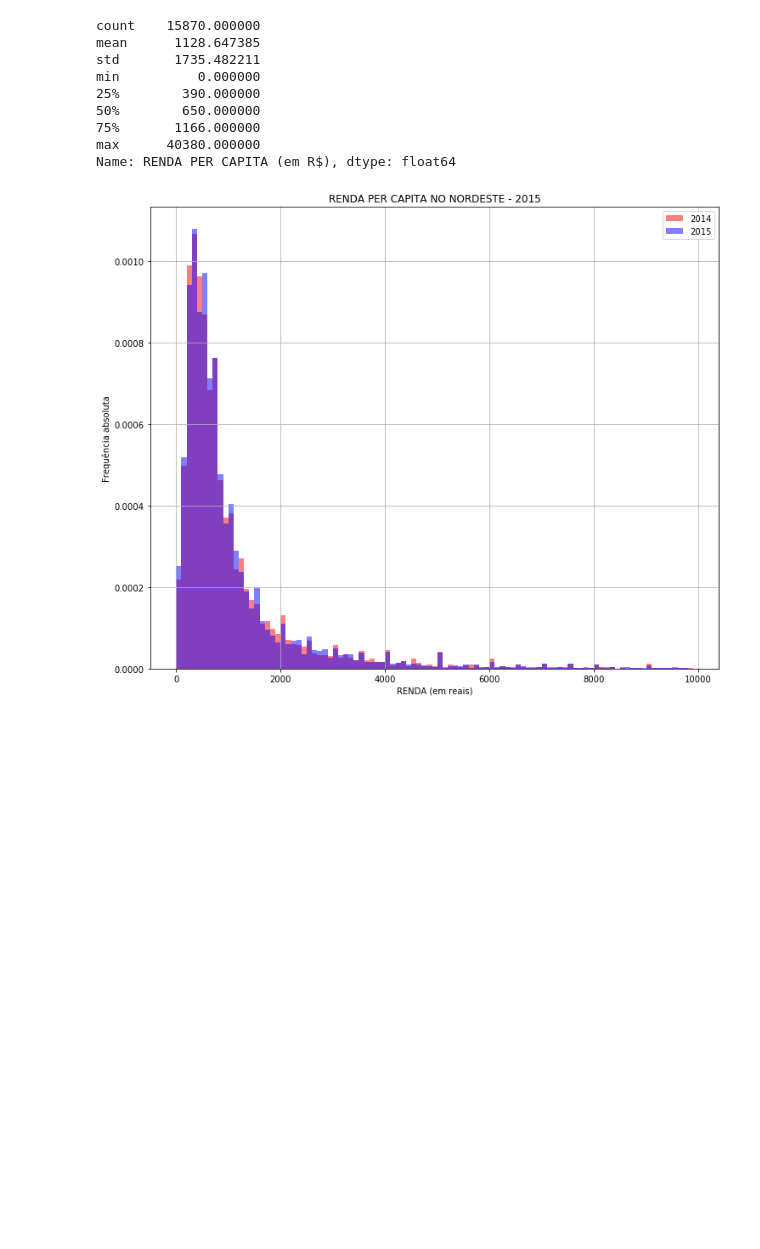
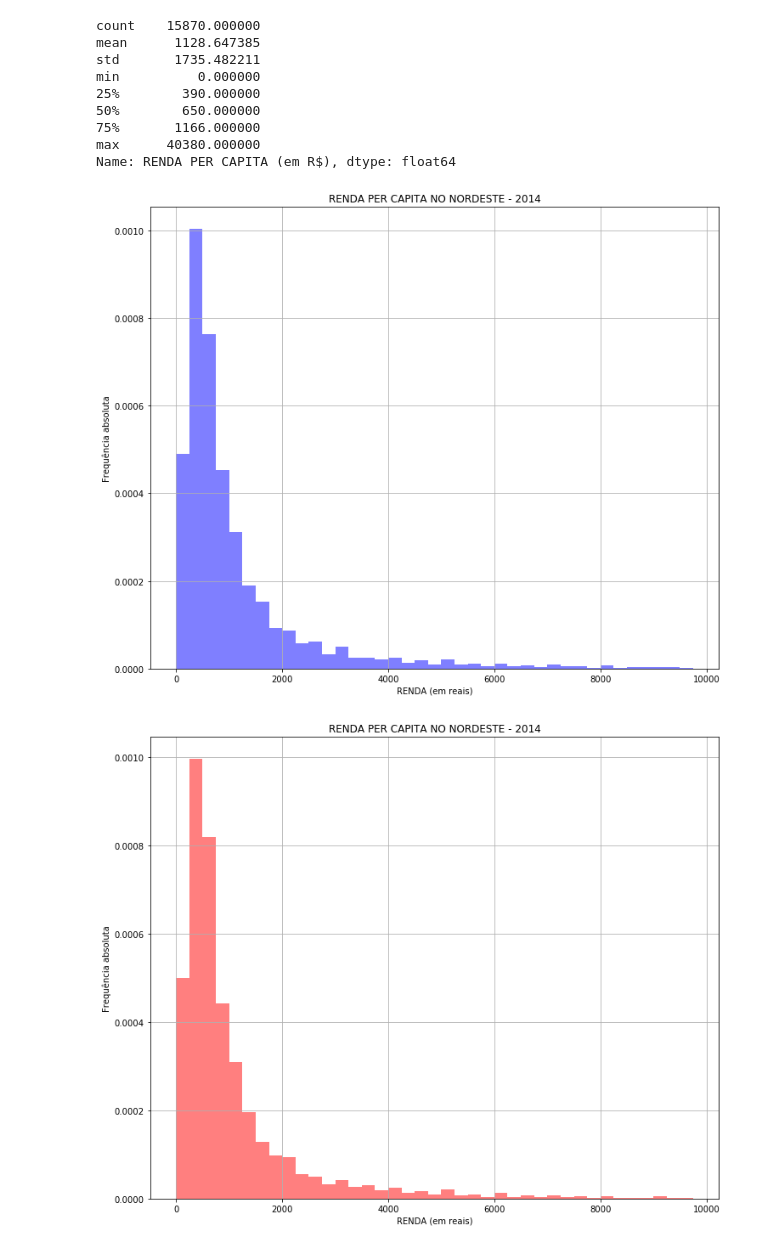
Before and after one commit to hugogr99/CIENCIA-DOS-DADOS, a Jupyter notebook: Projeto 1.ipynb, the cells around one changed output. Saved outputs shown, nothing was run; the diff lists cells and outputs as text; code cells hidden in the pictures; blank space fills up the shorter version.

```diff
--- a/Projeto 1.ipynb
+++ b/Projeto 1.ipynb
@@ -45,6 +57,31 @@ dados.COMP2015 = dados.V02323.astype('category')
 dados.CEL2015 = dados.V02324.astype('category')
 dados.REG2015 = dados.V4105.astype('category')
 dados.TAB2015 = dados.V02325.astype('category')
+# %%
+dados.UF2013.cat.categories = (['Rondônia','Acre','Amazonas','Roraima','Pará','Amapá','Tocantins','Maranhão','Piauí','Ceará','Rio Grande do Norte','Paraíba','Pernambuco','Alagoas','Sergipe','Bahia','Minas Gerais','Espírito Santo','Rio de Janeiro','São Paulo','Paraná','Santa Catarina','Rio Grande do Sul','Mato Grosso do Sul','Mato Grosso','Goiás','Distrito Federal'])
+dados.ACESSO2013.cat.categories = (['Possui acesso','Não possui acesso'])
+dados.COMP2013.cat.categories = (['Sim','Não'])
+dados.CEL2013.cat.categories = (['Sim','Não'])
+dados.REG2013.cat.categories = (['URBANA - Cidade ou vila, área urbanizada', 'URBANA - Cidade ou vila, área não urbanizada','URBANA - área urbana isolada','RURAL - Aglomerado rural de extensão urbana','RURAL - Aglomerado rural, isolado, povoado','RURAL - Aglomerado rural, isolado, núcleo','RURAL - Aglomerado rural, isolado, outros aglomerados','RURAL - Zona rural exclusive aglomerado rural'])
+dados.TAB2013.cat.categories = (['Sim','Não'])
+
+d1 = pd.concat([dados.UF2013, dados.REG2013, dados.SALARIO2013, dados.ACESSO2013], axis = 1)
+d1.columns = ['ESTADO','ZONA','RENDA PER CAPITA (em R$)','ACESSO À INTERNET EM CASA']
+nordeste2013a = d1[(d1['ESTADO'] == 'Maranhão') | (d1['ESTADO'] == 'Piauí')| (d1['ESTADO'] == 'Ceará')| (d1['ESTADO'] == 'Rio Grande do Norte')| (d1['ESTADO'] == 'Paraíba')| (d1['ESTADO'] == 'Pernambuco')| (d1['ESTADO'] == 'Alagoas')| (d1['ESTADO'] == 'Sergipe')| (d1['ESTADO'] == 'Bahia')]
+nordeste2013a = nordeste2013a.dropna()
+
+nordeste2013a.loc[(dados.REG2013 =='URBANA - Cidade ou vila, área urbanizada') |(dados.REG2013 == 'URBANA - Cidade ou vila, área não urbanizada')|(dados.REG2013 =='URBANA - área urbana isolada'), 'ZONA2'] = 'Urbana'
+nordeste2013a.loc[(dados.REG2013 =='RURAL - Aglomerado rural de extensão urbana')|(dados.REG2013 == 'RURAL - Aglomerado rural, isolado, povoado')|(dados.REG2013 =='RURAL - Aglomerado rural, isolado, núcleo') | (dados.REG2013 == 'RURAL - Aglomerado rural, isolado, outros aglomerados')|(dados.REG2013 == 'RURAL - Zona rural exclusive aglomerado rural'), 'ZONA2']= 'Rural'
+# %%
+d12 = pd.concat([dados.UF2013, dados.REG2013, dados.SALARIO2013, dados.ACESSO2013, dados.COMP2013, dados.CEL2013, dados.TAB2013], axis = 1)
+d12.columns = ['ESTADO','ZONA','RENDA PER CAPITA (em R$)','ACESSO À INTERNET EM CASA','ACESSO À INTERNET POR MICROCOMPUTADOR', 'ACESSO À INTERNET POR CELULAR', 'ACESSO À INTERNET POR TABLET' ]
+nordeste2013b = d12[(d12['ESTADO'] == 'Maranhão') | (d12['ESTADO'] == 'Piauí')| (d12['ESTADO'] == 'Ceará')| (d12['ESTADO'] == 'Rio Grande do Norte')| (d12['ESTADO'] == 'Paraíba')| (d12['ESTADO'] == 'Pernambuco')| (d12['ESTADO'] == 'Alagoas')| (d12['ESTADO'] == 'Sergipe')| (d12['ESTADO'] == 'Bahia')]
+nordeste2013b = nordeste2013b[(nordeste2013b['RENDA PER CAPITA (em R$)']<9999999999)]
+
+nordeste2013b.loc[(dados.REG2013 =='URBANA - Cidade ou vila, área urbanizada') |(dados.REG2013 == 'URBANA - Cidade ou vila, área não urbanizada')|(dados.REG2013 =='URBANA - área urbana isolada'), 'ZONA2'] = 'Urbana'
+nordeste2013b.loc[(dados.REG2013 =='RURAL - Aglomerado rural de extensão urbana')|(dados.REG2013 == 'RURAL - Aglomerado rural, isolado, povoado')|(dados.REG2013 =='RURAL - Aglomerado rural, isolado, núcleo') | (dados.REG2013 == 'RURAL - Aglomerado rural, isolado, outros aglomerados')|(dados.REG2013 == 'RURAL - Zona rural exclusive aglomerado rural'), 'ZONA2']= 'Rural'
+
+nordeste2013b = nordeste2013b.dropna()
 # %%
 dados.UF2014.cat.categories = (['Rondônia','Acre','Amazonas','Roraima','Pará','Amapá','Tocantins','Maranhão','Piauí','Ceará','Rio Grande do Norte','Paraíba','Pernambuco','Alagoas','Sergipe','Bahia','Minas Gerais','Espírito Santo','Rio de Janeiro','São Paulo','Paraná','Santa Catarina','Rio Grande do Sul','Mato Grosso do Sul','Mato Grosso','Goiás','Distrito Federal'])
 dados.ACESSO2014.cat.categories = (['Possui acesso','Não possui acesso'])
@@ -89,7 +126,7 @@ nordeste2015a.loc[(dados.REG2015 =='RURAL - Aglomerado rural de extensão urbana
 d32 = pd.concat([dados.UF2015, dados.REG2015, dados.SALARIO2015, dados.ACESSO2015, dados.COMP2015, dados.CEL2015, dados.TAB2015], axis = 1)
 d32.columns = ['ESTADO','ZONA','RENDA PER CAPITA (em R$)','ACESSO À INTERNET EM CASA','ACESSO À INTERNET POR MICROCOMPUTADOR', 'ACESSO À INTERNET POR CELULAR', 'ACESSO À INTERNET POR TABLET' ]
 nordeste2015b = d32[(d32['ESTADO'] == 'Maranhão') | (d32['ESTADO'] == 'Piauí')| (d32['ESTADO'] == 'Ceará')| (d32['ESTADO'] == 'Rio Grande do Norte')| (d32['ESTADO'] == 'Paraíba')| (d32['ESTADO'] == 'Pernambuco')| (d32['ESTADO'] == 'Alagoas')| (d32['ESTADO'] == 'Sergipe')| (d32['ESTADO'] == 'Bahia')]
-nordeste2015b = nordeste1[(nordeste1['RENDA PER CAPITA (em R$)']<9999999999)]
+nordeste2015b = nordeste2015b[(nordeste2015b['RENDA PER CAPITA (em R$)']<9999999999)]
 
 nordeste2015b.loc[(dados.REG2015 =='URBANA - Cidade ou vila, área urbanizada') |(dados.REG2015 == 'URBANA - Cidade ou vila, área não urbanizada')|(dados.REG2015 =='URBANA - área urbana isolada'), 'ZONA2'] = 'Urbana'
 nordeste2015b.loc[(dados.REG2015 =='RURAL - Aglomerado rural de extensão urbana')|(dados.REG2015 == 'RURAL - Aglomerado rural, isolado, povoado')|(dados.REG2015 =='RURAL - Aglomerado rural, isolado, núcleo') | (dados.REG2015 == 'RURAL - Aglomerado rural, isolado, outros aglomerados')|(dados.REG2015 == 'RURAL - Zona rural exclusive aglomerado rural'), 'ZONA2']= 'Rural'
@@ -120,5 +169,5 @@ min          0.000000
 max      40380.000000
 Name: RENDA PER CAPITA (em R$), dtype: float64
 # %%
-faixa = arange(0,10000,100)
+faixa = arange(0,10000,250)
 # %%
@@ -126,17 +177,24 @@ k2 = pd.cut(nordeste2014b['RENDA PER CAPITA (em R$)'], bins=faixa, right=False)
 
 k3 = pd.cut(nordeste2015b['RENDA PER CAPITA (em R$)'], bins=faixa, right=False)
 # %%
+plot2 = nordeste2013b['RENDA PER CAPITA (em R$)'].plot.hist(bins=faixa, title='RENDA PER CAPITA NO NORDESTE - 2014', figsize=(12,10), normed = 1, alpha=0.5, color='b', label='2013')
+plt.ylabel('Frequência absoluta')
+plt.xlabel('RENDA (em reais)')
+plt.grid()
+plt.show()
+
 plot2 = nordeste2014b['RENDA PER CAPITA (em R$)'].plot.hist(bins=faixa, title='RENDA PER CAPITA NO NORDESTE - 2014', figsize=(12,10), normed = 1, alpha=0.5, color='r', label='2014')
-#plt.ylabel('Frequência absoluta')
-#plt.xlabel('RENDA (em reais)')
-#plt.grid()
-#plt.show()
+plt.ylabel('Frequência absoluta')
+plt.xlabel('RENDA (em reais)')
+plt.grid()
+plt.show()
 
-plot3 = nordeste2015b['RENDA PER CAPITA (em R$)'].plot.hist(bins=faixa, title='RENDA PER CAPITA NO NORDESTE - 2015', figsize=(12,10), normed = 1, alpha=0.5,color='b',label='2015')
+plot3 = nordeste2015b['RENDA PER CAPITA (em R$)'].plot.hist(bins=faixa, title='RENDA PER CAPITA NO NORDESTE - 2015', figsize=(12,10), normed = 1, alpha=0.5,color='g',label='2015')
 plt.ylabel('Frequência absoluta')
 plt.xlabel('RENDA (em reais)')
 plt.grid()
 plt.legend()
 plt.show()
 # %% [output]
-[figure, old version]
+[figure, new version]
+[figure, added]
```
Also changed, not shown: parts of 20 cells of this notebook.
